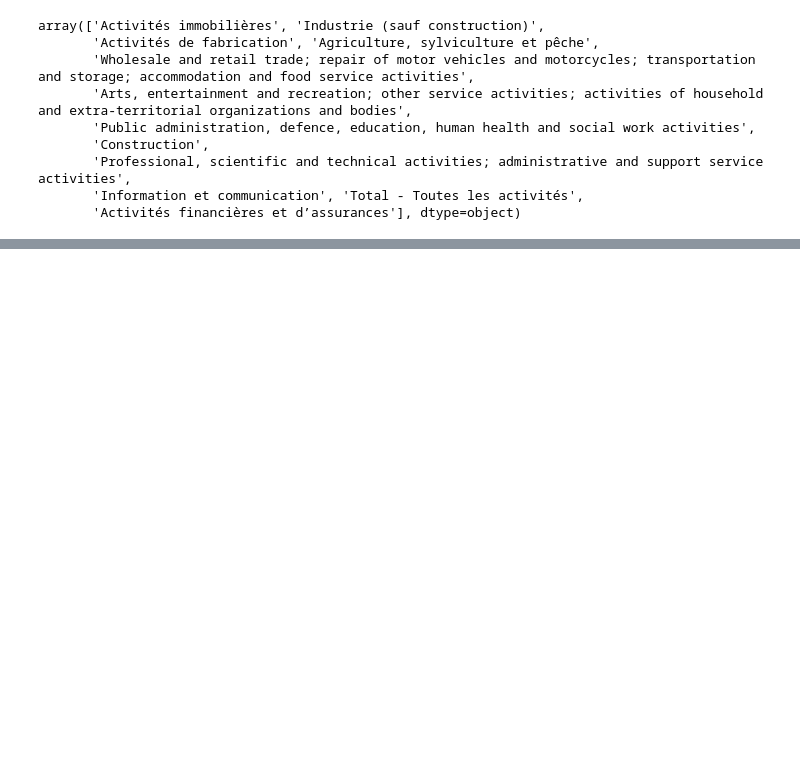
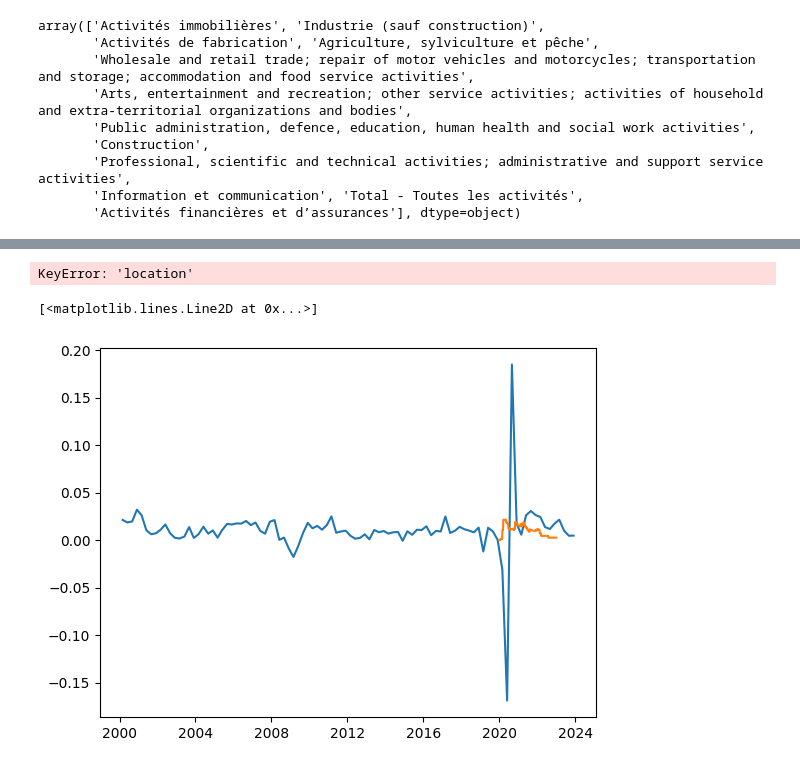
Before and after one commit to ManuelaBarreto/Practice_Project, a Jupyter notebook: datavizvadim.ipynb, the cells around one changed output, grey strips where cells are left out. Drawn from its saved outputs; the diff is of its cells as text; code cells hidden in the pictures; blank space fills up the shorter version.

```diff
--- a/datavizvadim.ipynb
+++ b/datavizvadim.ipynb
@@ -64,0 +61,5 @@ When grouping with a length-1 list-like, you will need to pass a length-1 tuple
+# %%
+stringency=pd.read_csv('global\dataglobal\clean_stringency.csv',parse_dates=True)
+cases=pd.read_csv('global\weekly_cases_per_million.csv',parse_dates=True)
+cases['date']=pd.to_datetime(cases['date'])
+stringency['date']=pd.to_datetime(stringency['date'])
@@ -64,0 +68,10 @@ When grouping with a length-1 list-like, you will need to pass a length-1 tuple
+# %%
+stringencyfr=stringency[stringency['location']=='France'][['date','stringency_index']]
+# %% [output]
+KeyError: 'location'
+# %%
+a=compensation[compensation['Zone de référence'].isin(['France'])]
+a=a[a['Activité économique']=='Professional, scientific and technical activities; administrative and support service activities']
+a=a[a['Transaction']=='Rémunération des salariés']
+a['TIME_PERIOD']=pd.to_datetime(a['TIME_PERIOD'])
+a=a[a['TIME_PERIOD']>pd.Timestamp(year=2000,month=1,day=1)]
@@ -64,0 +82,9 @@ When grouping with a length-1 list-like, you will need to pass a length-1 tuple
+# %%
+stringencyfr.loc[:,'stringency_index']=stringencyfr['stringency_index']*a['OBS_VALUE'].mean()/stringencyfr['stringency_index'].mean()
+# %%
+
+plt.plot(a['TIME_PERIOD'],a['OBS_VALUE'])
+plt.plot(stringencyfr['date'],stringencyfr['stringency_index'])
+# %% [output]
+[<matplotlib.lines.Line2D at 0x...>]
+[figure, added]
```
Also changed, not shown: parts of 10 cells of this notebook, 4 other files.
